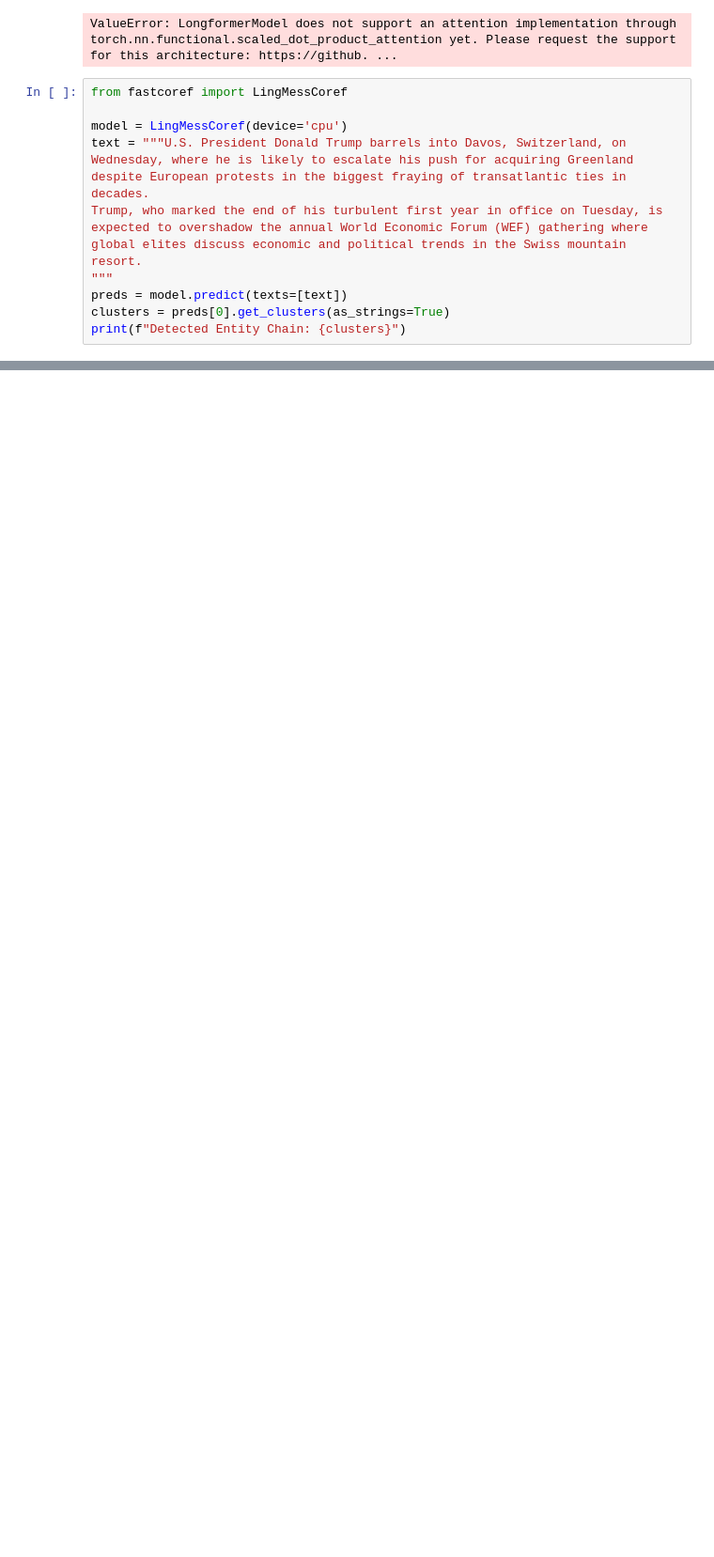
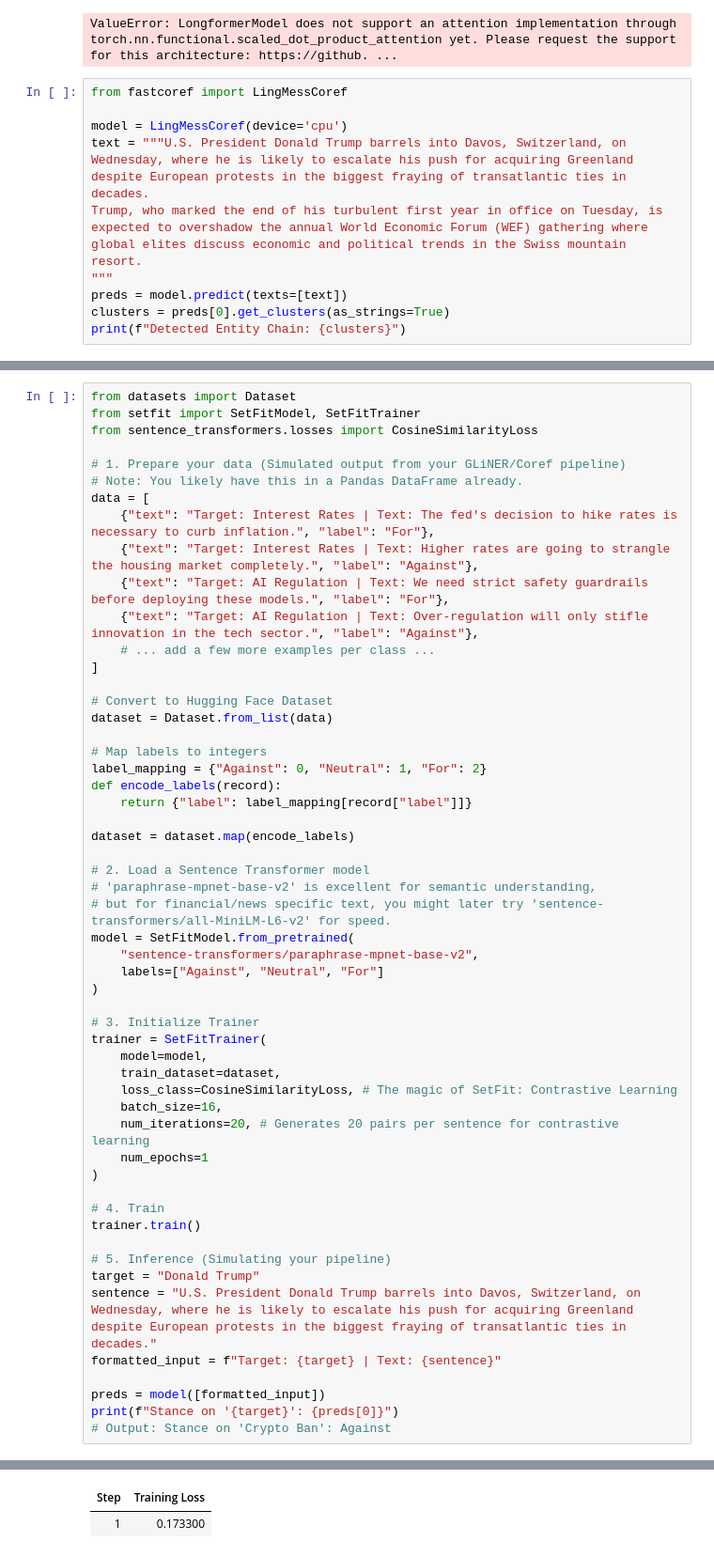
Before and after one commit to honua-dmg/PERSONAL_NEWS, a Jupyter notebook: SentimentAnalysis/stance_detection.ipynb, the cells around one changed output, grey strips where cells are left out. Shown at 94% size. Saved outputs shown, nothing was run; the diff lists cells and outputs as text; blank space fills up the shorter version.

Commit message:
SETfit training

```diff
--- a/SentimentAnalysis/stance_detection.ipynb
+++ b/SentimentAnalysis/stance_detection.ipynb
@@ -171,0 +202,55 @@ print(f"Detected Entity Chain: {clusters}")
+# %%
+from datasets import Dataset
+from setfit import SetFitModel, SetFitTrainer
+from sentence_transformers.losses import CosineSimilarityLoss
+
+# 1. Prepare your data (Simulated output from your GLiNER/Coref pipeline)
+# Note: You likely have this in a Pandas DataFrame already.
+data = [
+    {"text": "Target: Interest Rates | Text: The fed's decision to hike rates is necessary to curb inflation.", "label": "For"},
+    {"text": "Target: Interest Rates | Text: Higher rates are going to strangle the housing market completely.", "label": "Against"},
+    {"text": "Target: AI Regulation | Text: We need strict safety guardrails before deploying these models.", "label": "For"},
+    {"text": "Target: AI Regulation | Text: Over-regulation will only stifle innovation in the tech sector.", "label": "Against"},
+    # ... add a few more examples per class ...
+]
+
+# Convert to Hugging Face Dataset
+dataset = Dataset.from_list(data)
+
+# Map labels to integers
+label_mapping = {"Against": 0, "Neutral": 1, "For": 2}
+def encode_labels(record):
+    return {"label": label_mapping[record["label"]]}
+
+dataset = dataset.map(encode_labels)
+
+# 2. Load a Sentence Transformer model
+# 'paraphrase-mpnet-base-v2' is excellent for semantic understanding,
+# but for financial/news specific text, you might later try 'sentence-transformers/all-MiniLM-L6-v2' for speed.
+model = SetFitModel.from_pretrained(
+    "sentence-transformers/paraphrase-mpnet-base-v2",
+    labels=["Against", "Neutral", "For"]
+)
+
+# 3. Initialize Trainer
+trainer = SetFitTrainer(
+    model=model,
+    train_dataset=dataset,
+    loss_class=CosineSimilarityLoss, # The magic of SetFit: Contrastive Learning
+    batch_size=16,
+    num_iterations=20, # Generates 20 pairs per sentence for contrastive learning
+    num_epochs=1
+)
+
+# 4. Train
+trainer.train()
+
+# 5. Inference (Simulating your pipeline)
+target = "Donald Trump"
+sentence = "U.S. President Donald Trump barrels into Davos, Switzerland, on Wednesday, where he is likely to escalate his push for acquiring Greenland despite European protests in the biggest fraying of transatlantic ties in decades."
+formatted_input = f"Target: {target} | Text: {sentence}"
+
+preds = model([formatted_input])
+print(f"Stance on '{target}': {preds[0]}")
+# Output: Stance on 'Crypto Ban': Against
+# %% [output]
@@ -171,0 +263,2 @@ print(f"Detected Entity Chain: {clusters}")
+| Step | Training Loss |
+| 1 | 0.173300 |
```
Also changed, not shown: parts of 8 cells of this notebook, 4 other files.
